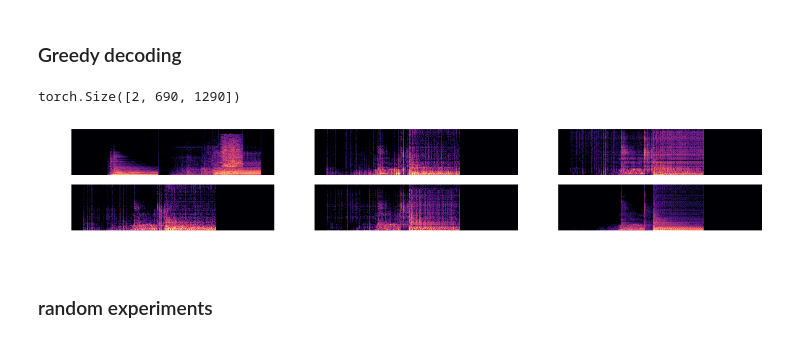
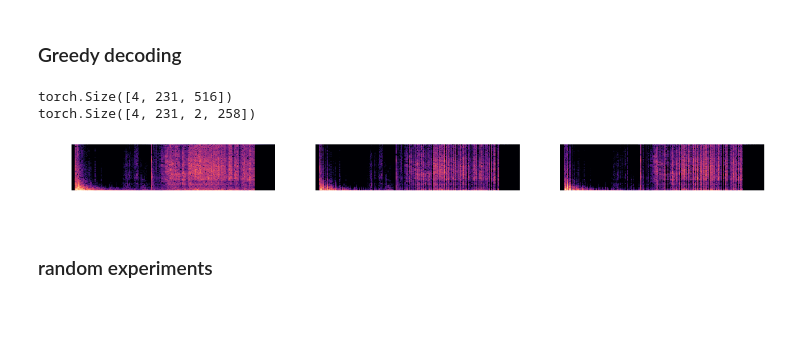
Before and after one commit to tianjunm/monaural-source-separation, a Jupyter notebook: scratch(transformer).ipynb, the cells around one changed output. Drawn from its saved outputs; the diff is of its cells as text; code cells hidden in the pictures; blank space fills up the shorter version.

```diff
--- a/scratch(transformer).ipynb
+++ b/scratch(transformer).ipynb
@@ -144,9 +124,11 @@ import model.transformer
 _, seq_len, freq_range = aggregate.shape
 print(seq_len)
 print(freq_range)
-net = model.transformer.make_model(freq_range, num_sources=3).to(device)
-# net.load_state_dict(torch.load('pretrained/transformer_checkpoint_euclidean_5-10_0(200).pth'))
-# net.eval()
+net = model.transformer.make_model(freq_range, num_sources=2, N=4, d_model=128, d_ff=128, h=4,dropout=0.5).to(device)
+checkpoint = torch.load('/home/ubuntu/multimodal-listener/results/2-20000-2_euclidean_VTF_190723/config_0/snapshots/best.tar')
+
+net.load_state_dict(checkpoint['model_state_dict'])
+# checkpoint
 # %% [output]
 231
 258
@@ -185,12 +164,16 @@ IPython.display.Audio(data=revs[2], rate=fs)
 # %% [markdown]
 ### Greedy decoding
 # %%
-seps = model.transformer.greedy_decoder(net, aggregate.to(device), seq_len, 5, freq_range, device)
+seps = model.transformer.greedy_decoder(net, aggregate.to(device), seq_len, 2, freq_range, device)
 # %%
 print(seps.shape)
-pp = seps.view(-1, seq_len, 5, 258)
+# pp = seps.view(-1, seq_len, 2, 258)
+pp = torch.split(seps, 258, dim=-1)
+oo = torch.stack(pp, dim=2)
+print(oo.shape)
 # %% [output]
-torch.Size([2, 690, 1290])
+torch.Size([4, 231, 516])
+torch.Size([4, 231, 2, 258])
 # %%
 def get_pred_spect(pp, num_sources, xid=0):
     cs = []
@@ -202,18 +185,33 @@ def get_pred_spect(pp, num_sources, xid=0):
         cs.append(c)
     return cs
 
+def get_pred_spect(ground_truths_gt, fs, nperseg, noverlap, xid=0):
+    _, seq_len, nsource, input_dim = ground_truths_gt.shape
+
+    c_gts = []
+    revs = []
+    for i in range(nsource):
+        gt = ground_truths_gt[xid, :, i].cpu()
+        c_gt, rev = get_spect(gt, fs, nperseg, noverlap)
+
+        c_gts.append(c_gt)
+        revs.append(rev)
+
+    return c_gts, revs
+
 def plot_cs(cs, dim):
     fig = plt.figure(figsize=(20, 3))
     cs = [c_agg] + cs
     for i, c in enumerate(cs):
         plt.subplot(dim[0], dim[1], i + 1)
-        display(c, 22050*8)
+        display(c, 22050)
         plt.axis('off')
 # %%
-cs = get_pred_spect(pp, 5, xid=1)
+# cs = get_pred_spect(pp, 2, xid=0)
+cs, revvs = get_pred_spect(oo, fs, nperseg, noverlap, xid)
 plot_cs(cs, dim=(2, 3))
 # %% [output]
-[figure, old version]
+[figure, new version]
 # %% [markdown]
 ### random experiments
 # %%
```
Also changed, not shown: parts of 10 cells of this notebook, 7 other files.
